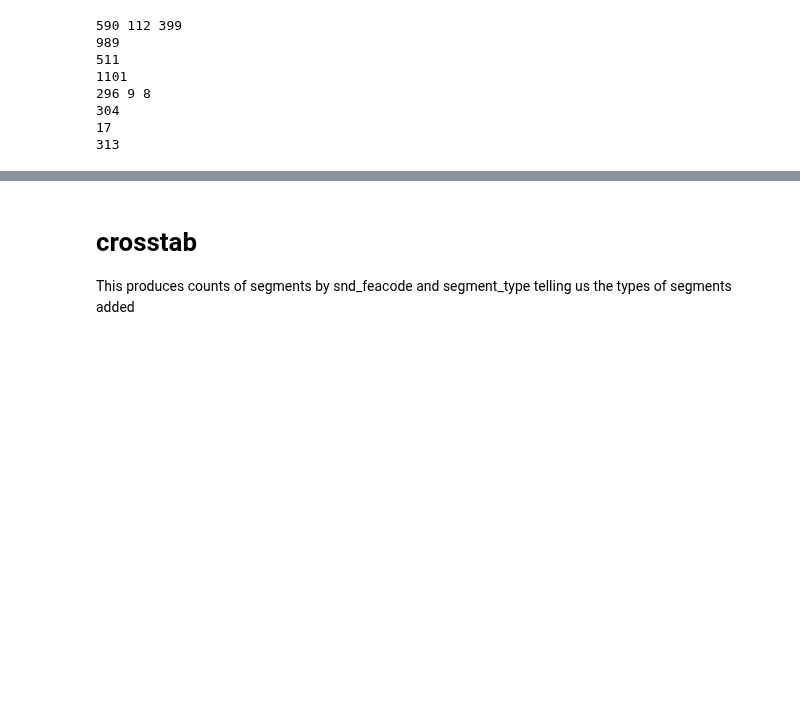
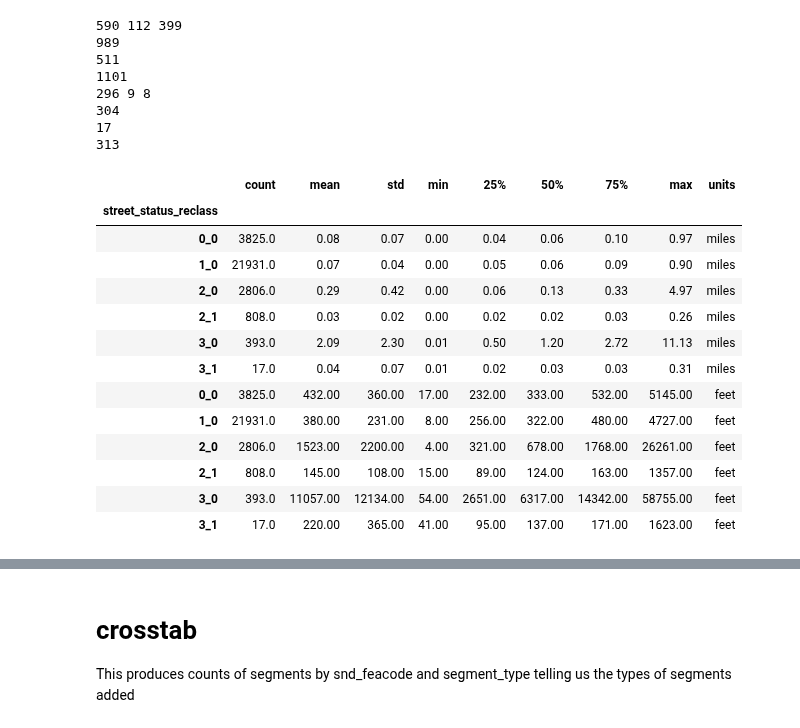
Before and after one commit to mike-babb/seattle_streets, a Jupyter notebook: code/step_13_find_overlapping_segments.ipynb, the cells around one changed output, grey strips where cells are left out. Saved outputs shown, nothing was run; the diff lists cells and outputs as text; code cells hidden in the pictures; blank space fills up the shorter version.

```diff
--- a/code/step_13_find_overlapping_segments.ipynb
+++ b/code/step_13_find_overlapping_segments.ipynb
@@ -802,6 +826,34 @@ print(len(s0) + len(s1) + len(s2))
 304
 17
 313
+# %%
+# can we generate summary status by street_status
+ss_df_list = []
+ss_df = gdf.groupby('street_status_reclass')['dist_miles'].describe()
+ss_df = ss_df.round(2)
+ss_df['units'] = 'miles'
+ss_df_list.append(ss_df)
+ss_df = gdf.groupby('street_status_reclass')['dist'].describe()
+ss_df = ss_df.round(0)
+ss_df['units'] = 'feet'
+ss_df_list.append(ss_df)
+ss_df = pd.concat(objs = ss_df_list, axis = 0)
+display(ss_df)
+# %% [output]
+|  | count | mean | std | min | 25% | 50% | 75% | max | units |
+| street_status_reclass |  |  |  |  |  |  |  |  |  |
+| 0_0 | 3825.0 | 0.08 | 0.07 | 0.00 | 0.04 | 0.06 | 0.10 | 0.97 | miles |
+| 1_0 | 21931.0 | 0.07 | 0.04 | 0.00 | 0.05 | 0.06 | 0.09 | 0.90 | miles |
+| 2_0 | 2806.0 | 0.29 | 0.42 | 0.00 | 0.06 | 0.13 | 0.33 | 4.97 | miles |
+| 2_1 | 808.0 | 0.03 | 0.02 | 0.00 | 0.02 | 0.02 | 0.03 | 0.26 | miles |
+| 3_0 | 393.0 | 2.09 | 2.30 | 0.01 | 0.50 | 1.20 | 2.72 | 11.13 | miles |
+| 3_1 | 17.0 | 0.04 | 0.07 | 0.01 | 0.02 | 0.03 | 0.03 | 0.31 | miles |
+| 0_0 | 3825.0 | 432.00 | 360.00 | 17.00 | 232.00 | 333.00 | 532.00 | 5145.00 | feet |
+| 1_0 | 21931.0 | 380.00 | 231.00 | 8.00 | 256.00 | 322.00 | 480.00 | 4727.00 | feet |
+| 2_0 | 2806.0 | 1523.00 | 2200.00 | 4.00 | 321.00 | 678.00 | 1768.00 | 26261.00 | feet |
+| 2_1 | 808.0 | 145.00 | 108.00 | 15.00 | 89.00 | 124.00 | 163.00 | 1357.00 | feet |
+| 3_0 | 393.0 | 11057.00 | 12134.00 | 54.00 | 2651.00 | 6317.00 | 14342.00 | 58755.00 | feet |
+| 3_1 | 17.0 | 220.00 | 365.00 | 41.00 | 95.00 | 137.00 | 171.00 | 1623.00 | feet |
 # %%
 # let's check the double counted streets!
 multi_segments = gdf['node_pair_hash'].value_counts().to_frame(name = 'n_segments').reset_index(names='node_pair_hash')
```
Also changed, not shown: parts of 10 cells of this notebook, 1 other file.
